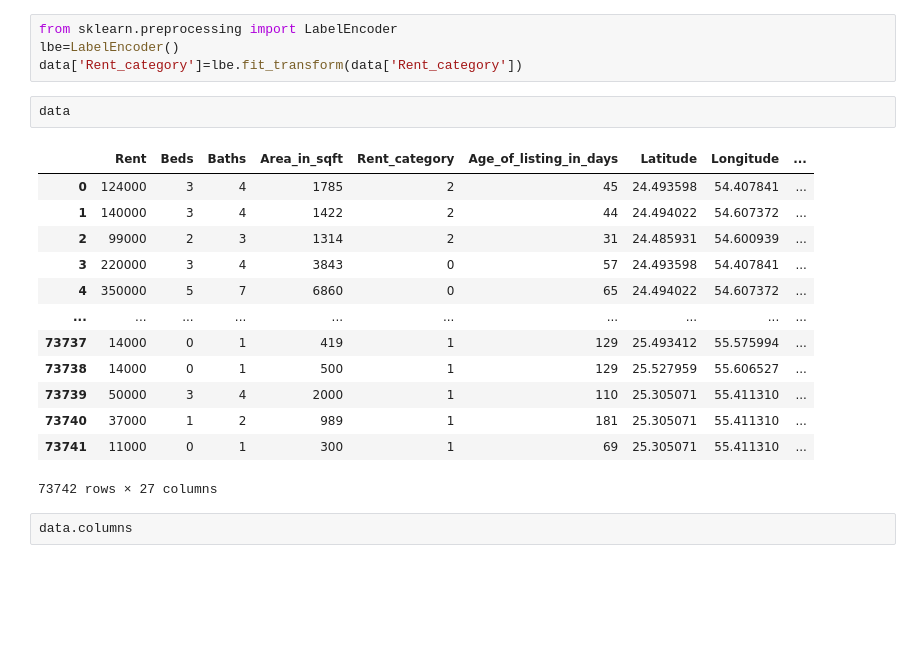
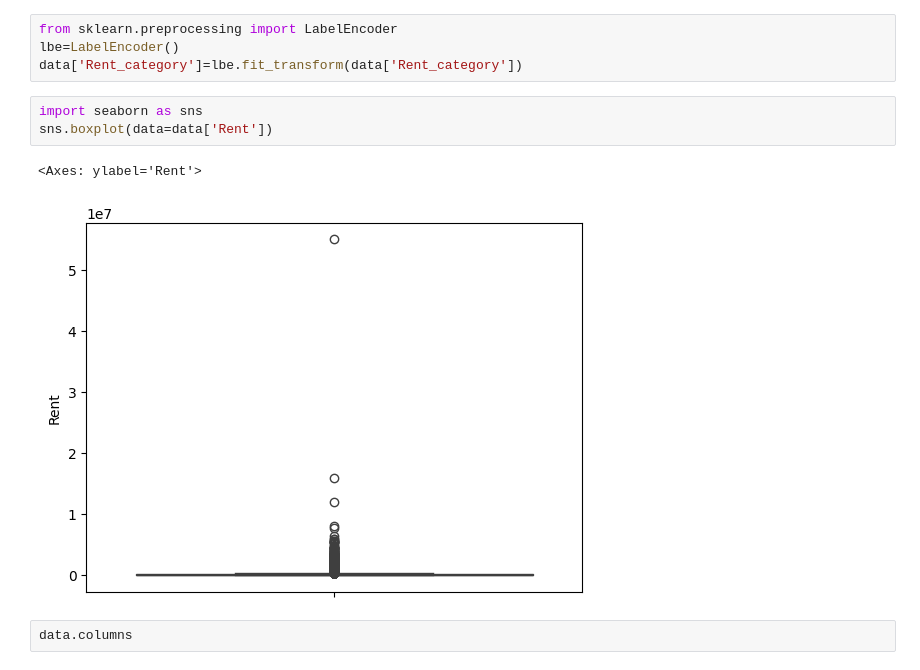
Before and after one commit to DelinJohn/week-15, a Jupyter notebook: dubai_realestate/dubai_rent.ipynb, the cells around one changed output. Drawn from its saved outputs; the diff is of its cells as text; blank space fills up the shorter version.

```diff
--- a/dubai_realestate/dubai_rent.ipynb
+++ b/dubai_realestate/dubai_rent.ipynb
@@ -151,22 +148,12 @@ data
 from sklearn.preprocessing import LabelEncoder
 lbe=LabelEncoder()
 data['Rent_category']=lbe.fit_transform(data['Rent_category'])
-# %%
-data
-# %% [output]
-|  | Rent | Beds | Baths | Area_in_sqft | Rent_category | Age_of_listing_in_days | Latitude | Longitude | ... |
-| 0 | 124000 | 3 | 4 | 1785 | 2 | 45 | 24.493598 | 54.407841 | ... |
-| 1 | 140000 | 3 | 4 | 1422 | 2 | 44 | 24.494022 | 54.607372 | ... |
-| 2 | 99000 | 2 | 3 | 1314 | 2 | 31 | 24.485931 | 54.600939 | ... |
-| 3 | 220000 | 3 | 4 | 3843 | 0 | 57 | 24.493598 | 54.407841 | ... |
-| 4 | 350000 | 5 | 7 | 6860 | 0 | 65 | 24.494022 | 54.607372 | ... |
-| ... | ... | ... | ... | ... | ... | ... | ... | ... | ... |
-| 73737 | 14000 | 0 | 1 | 419 | 1 | 129 | 25.493412 | 55.575994 | ... |
-| 73738 | 14000 | 0 | 1 | 500 | 1 | 129 | 25.527959 | 55.606527 | ... |
-| 73739 | 50000 | 3 | 4 | 2000 | 1 | 110 | 25.305071 | 55.411310 | ... |
-| 73740 | 37000 | 1 | 2 | 989 | 1 | 181 | 25.305071 | 55.411310 | ... |
-| 73741 | 11000 | 0 | 1 | 300 | 1 | 69 | 25.305071 | 55.411310 | ... |
-73742 rows × 27 columns
+# %%
+import seaborn as sns
+sns.boxplot(data=data['Rent'])
+# %% [output]
+<Axes: ylabel='Rent'>
+[figure, added]
 # %%
 data.columns
 # %% [output]
```
Also changed, not shown: parts of 7 cells of this notebook.
